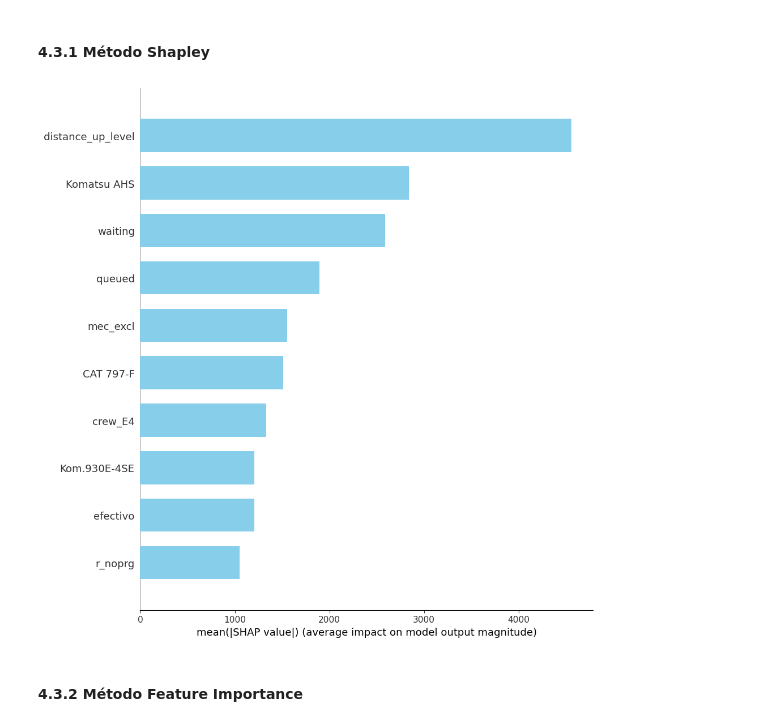
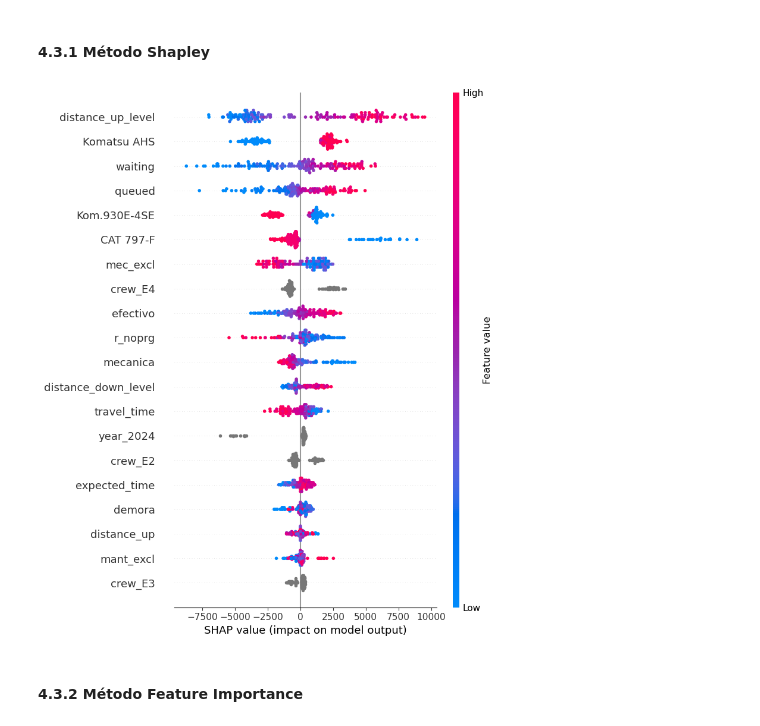
Before and after one commit to ecdiazl/capstone-project, a Jupyter notebook: ADABoost/Capstone - ADABoost v1(payload con Lasso).ipynb, the cells around one changed output. Cells and saved outputs as stored; diff of their text form; code cells hidden in the pictures.

```diff
--- a/ADABoost/Capstone - ADABoost v1(payload con Lasso).ipynb
+++ b/ADABoost/Capstone - ADABoost v1(payload con Lasso).ipynb
@@ -468,24 +472,25 @@ plt.show()
 # %%
 # Crear un muestreo de fondo para el kernelExplainer
 background = shap.sample(X_train_lasso, 100)
 
 # Crear el objeto explainer SHAP con el modelo entrenado
 explainer = shap.KernelExplainer(best_boost.predict, background)
 shap_values = explainer(X_test_lasso)
 
 # Visualizar la importancia de las características
 shap.summary_plot(shap_values,
                   X_test_lasso,
                   feature_names=X_test_lasso.columns,
-                  plot_type='bar',
-                  color='skyblue',
-                  max_display=10,
-                  plot_size=(10, 10))
+                  #plot_type='bar',
+                  #color='skyblue',
+                  #max_display=10,
+                  #plot_size=(10, 10)
+                  )
 
 # Mostrar la gráfica
 plt.show()
 # %% [output]
-[figure, old version]
+[figure, new version]
 # %% [markdown]
 #### 4.3.2 Método Feature Importance
 # %%
```
Also changed, not shown: parts of 7 cells of this notebook, 5 other files.
